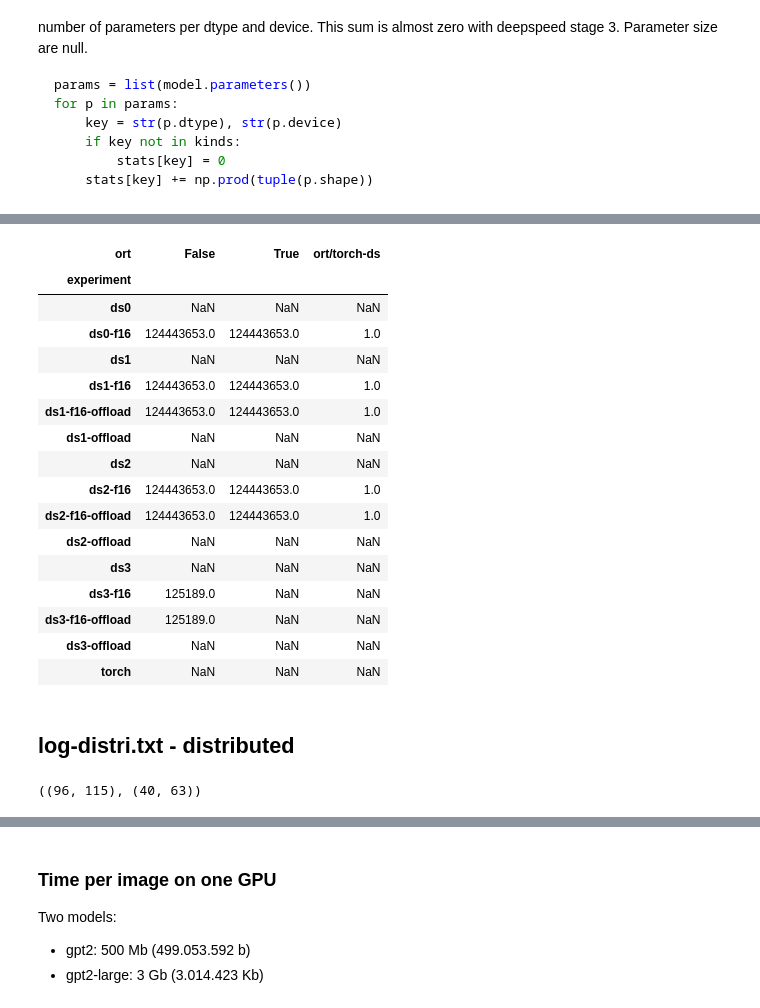
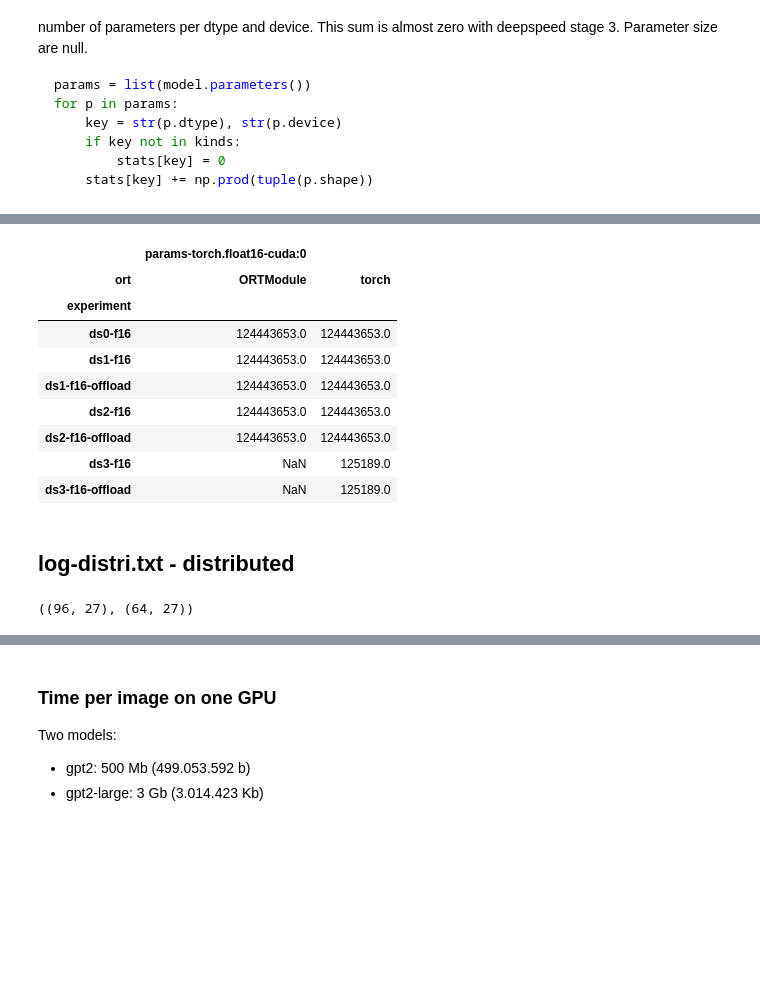
Before and after one commit to xadupre/examples, a Jupyter notebook: 2022/gpt2/notebooks/process_log.ipynb, the cells around one changed output, grey strips where cells are left out. Drawn from its saved outputs; the diff is of its cells as text; code cells hidden in the pictures; blank space fills up the shorter version.

```diff
--- a/2022/gpt2/notebooks/process_log.ipynb
+++ b/2022/gpt2/notebooks/process_log.ipynb
@@ -25,12 +25,15 @@ def load_txt_file(filenames):
             if "{" not in t:
                 continue
             r = eval(t)
-            r["ort"] = "ort" in r["scenario"]
+            r["ort"] = "ORTModule" if "ort" in r["scenario"] else "torch"
             r["experiment"] = "-".join(c for c in r["scenario"].split('-') if c != "ort")
             update = {}
             for k in r:
-                if isinstance(k, tuple) and len(k) == 2:
-                    update[f"params-{k[0]}-{k[1]}"] = r[k]
+                if isinstance(k, tuple):
+                    if len(k) == 2:
+                        update[f"params-{k[0]}-{k[1]}"] = r[k]
+                    elif len(k) == 3 and k[-1] == "grad":
+                        update[f"grad-{k[0]}-{k[1]}"] = r[k]
             r.update(update)
             lines.append(r)
     df = pandas.DataFrame(lines)
@@ -211,34 +209,27 @@ piv
 # %%
-piv = df.pivot(index="experiment", columns="ort", values="params-torch.float16-cuda:0")
+piv = pandas.pivot_table(df, index="experiment", columns="ort",
+                         values=["params-torch.float16-cuda:0"])#, "grad-torch.float16-cuda:0"])
 piv = piv.sort_index()
-piv["ort/torch-ds"] = piv[True] / piv[False]
 piv
 # %% [output]
-| ort | False | True | ort/torch-ds |
-| experiment |  |  |  |
-| ds0 | NaN | NaN | NaN |
-| ds0-f16 | 124443653.0 | 124443653.0 | 1.0 |
-| ds1 | NaN | NaN | NaN |
-| ds1-f16 | 124443653.0 | 124443653.0 | 1.0 |
-| ds1-f16-offload | 124443653.0 | 124443653.0 | 1.0 |
-| ds1-offload | NaN | NaN | NaN |
-| ds2 | NaN | NaN | NaN |
-| ds2-f16 | 124443653.0 | 124443653.0 | 1.0 |
-| ds2-f16-offload | 124443653.0 | 124443653.0 | 1.0 |
-| ds2-offload | NaN | NaN | NaN |
-| ds3 | NaN | NaN | NaN |
-| ds3-f16 | 125189.0 | NaN | NaN |
-| ds3-f16-offload | 125189.0 | NaN | NaN |
-| ds3-offload | NaN | NaN | NaN |
-| torch | NaN | NaN | NaN |
+|  | params-torch.float16-cuda:0 |  |
+| ort | ORTModule | torch |
+| experiment |  |  |
+| ds0-f16 | 124443653.0 | 124443653.0 |
+| ds1-f16 | 124443653.0 | 124443653.0 |
+| ds1-f16-offload | 124443653.0 | 124443653.0 |
+| ds2-f16 | 124443653.0 | 124443653.0 |
+| ds2-f16-offload | 124443653.0 | 124443653.0 |
+| ds3-f16 | NaN | 125189.0 |
+| ds3-f16-offload | NaN | 125189.0 |
 # %% [markdown]
 ## log-distri.txt - distributed
 # %%
-dfl = load_txt_file([f"../log/log-distri-{i}.txt" for i in range(4)])
+dfl = load_txt_file([f"../log/log-distri-gpt2-{i}.txt" for i in range(4)])
 dfl_large = load_txt_file([f"../log/log-distri-gpt2-large-{i}.txt" for i in range(4)])
 dfl.shape, dfl_large.shape
 # %% [output]
-((96, 115), (40, 63))
+((96, 27), (64, 27))
 # %%
 columns = [c for c in dfl.columns if "(" not in str(c)]
 columns_ = [c for c in dfl.columns if "(" in str(c)]
```
Also changed, not shown: parts of 21 cells of this notebook.
